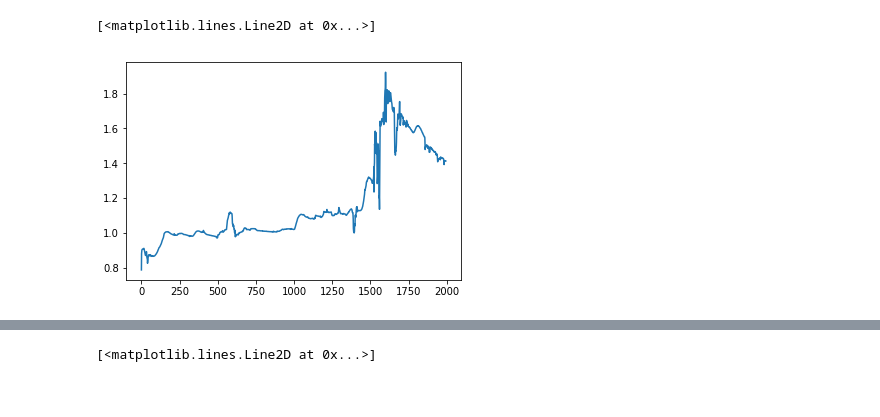
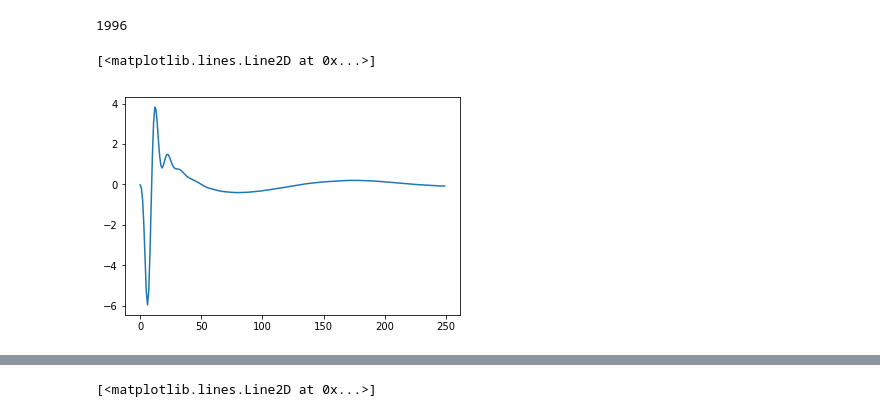
Before and after one commit to KaunilD/shimm3r4j, a Jupyter notebook: plots.ipynb, the cells around one changed output, grey strips where cells are left out. Cells and saved outputs as stored; diff of their text form; code cells hidden in the pictures.

Commit message:
added utility to print

```diff
--- a/plots.ipynb
+++ b/plots.ipynb
@@ -4 +6,8 @@ import numpy as np
+# %%
+print(len(data))
+plt.plot(data[:250])
+# %% [output]
+1996
+[<matplotlib.lines.Line2D at 0x...>]
+[figure, added]
 # %%
@@ -6,5 +14,0 @@ data = [0.7875457875457847, 0.8806524485966994, 0.895970695970696, 0.90154290154
-# %%
-plt.plot(data)
-# %% [output]
-[<matplotlib.lines.Line2D at 0x...>]
-[figure, removed]
```
Also changed, not shown: parts of 5 cells of this notebook, 3 other files.
